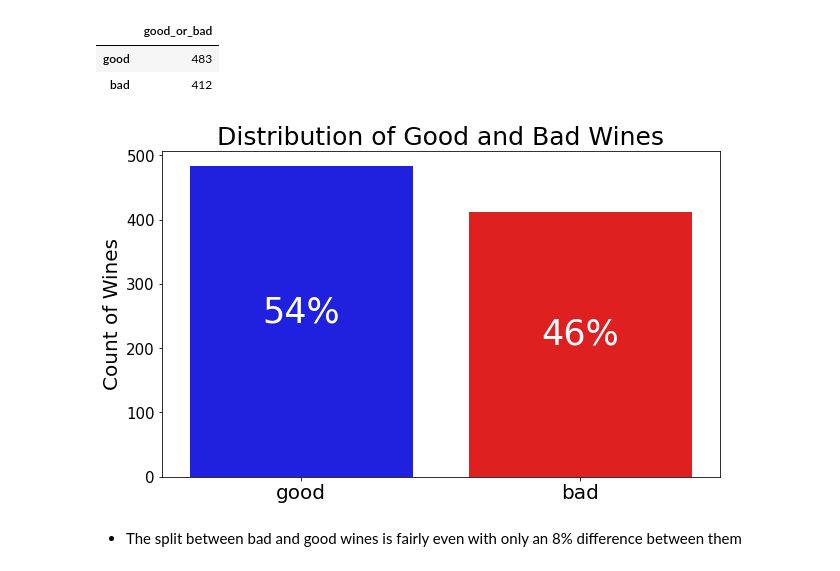
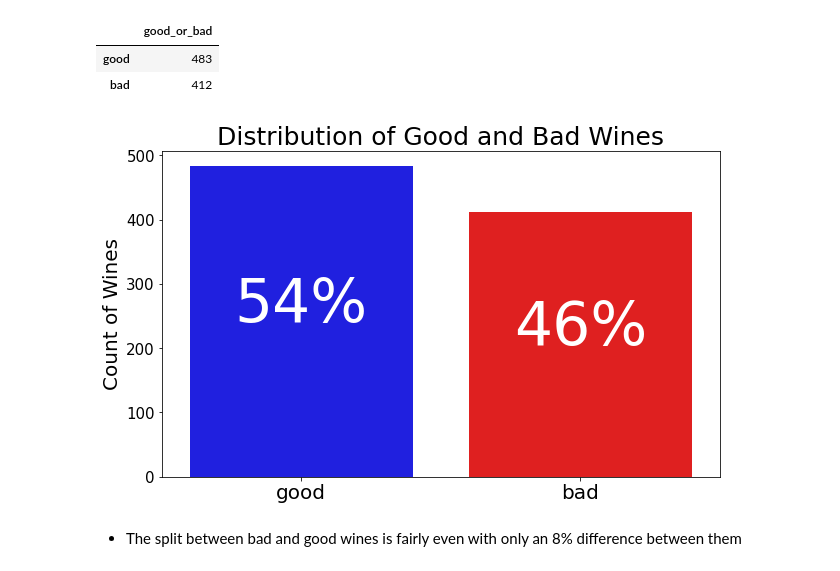
Before and after one commit to SamuelD-Data/red_wine_quality, a Jupyter notebook: red_wine_notebook.ipynb, the cells around one changed output. Drawn from its saved outputs; the diff is of its cells as text; code cells hidden in the pictures.

```diff
--- a/red_wine_notebook.ipynb
+++ b/red_wine_notebook.ipynb
@@ -161,21 +161,21 @@ wine_quality_counts
 # %%
 # creating plot
 plt.figure(figsize=(10, 6))
 ax = sns.barplot(data = wine_quality_counts, x = wine_quality_counts.index, y='good_or_bad', palette = ['blue', 'red'])
 plt.xticks(fontsize = 20)
 plt.yticks(fontsize = 15)
 plt.ylabel('Count of Wines', fontsize = 20)
 plt.title('Distribution of Good and Bad Wines', fontsize = 25)
 
 # adding % value to middle of each column
 total = len(train)
 for p in ax.patches:
     height = p.get_height()
-    ax.text(p.get_x() + p.get_width() / 2, height / 2 , '{0:.0%}'.format((height / total)), fontsize=35, ha = "center", color = 'white')
+    ax.text(p.get_x() + p.get_width() / 2, height / 2 , '{0:.0%}'.format((height / total)), fontsize = 60, ha = "center", color = 'white')
 
 plt.show()
 # %% [output]
-[figure, old version]
+[figure, new version]
 # %% [markdown]
 - The split between bad and good wines is fairly even with only an 8% difference between them
 # %% [markdown]
```
Also changed, not shown: parts of 9 cells of this notebook.
